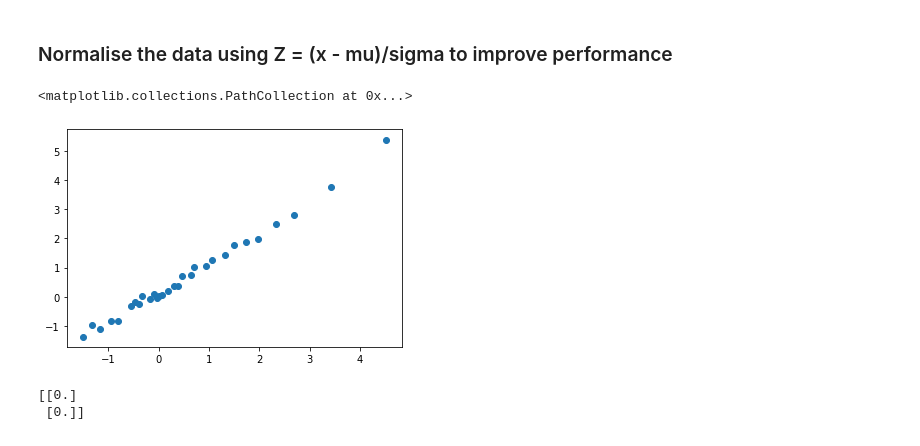
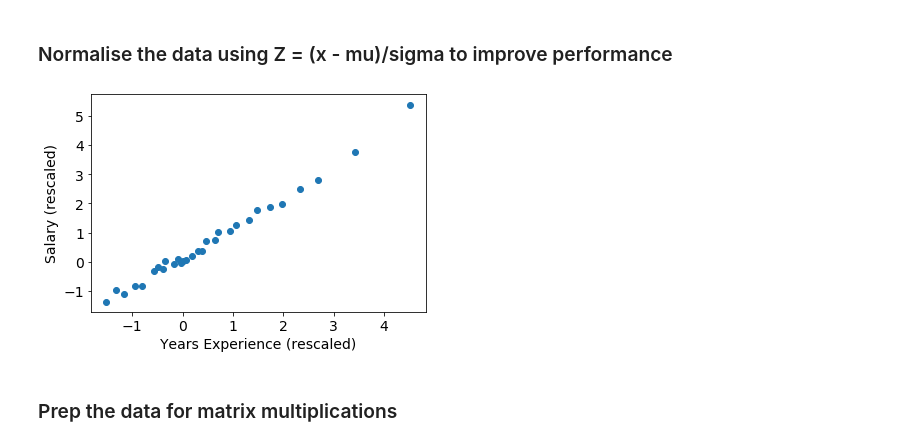
Before and after one commit to egorhowell/ML-Algorithms-From-Scratch, a Jupyter notebook: LinearRegression.ipynb, the cells around one changed output. Cells and saved outputs as stored; diff of their text form; code cells hidden in the pictures.

```diff
--- a/LinearRegression.ipynb
+++ b/LinearRegression.ipynb
@@ -40,10 +46,16 @@ plt.scatter(X,y)
 for i in range(len(X)):
     X[i] = (X[i] - np.mean(X)) / np.std(X)
     y[i] = (y[i] - np.mean(y)) / np.std(y)
-# %%
-# replot the data
-plt.scatter(X,y)
-# %% [output]
-<matplotlib.collections.PathCollection at 0x...>
-[figure, removed]
+# %%
+# replot the data
+plt.scatter(X,y)
+plt.xlabel('Years Experience (rescaled)', fontsize = 14)
+plt.ylabel('Salary (rescaled)', fontsize = 14)
+plt.xticks(size=14)
+plt.yticks(size=14)
+plt.show()
+# %% [output]
+[figure, added]
+# %% [markdown]
+### Prep the data for matrix multiplications
 # %%
@@ -55,5 +65,0 @@ theta = np.zeros((X.shape[1], 1))
-# %%
-print(theta)
-# %% [output]
-[[0.]
- [0.]]
```
Also changed, not shown: parts of 28 cells of this notebook.
